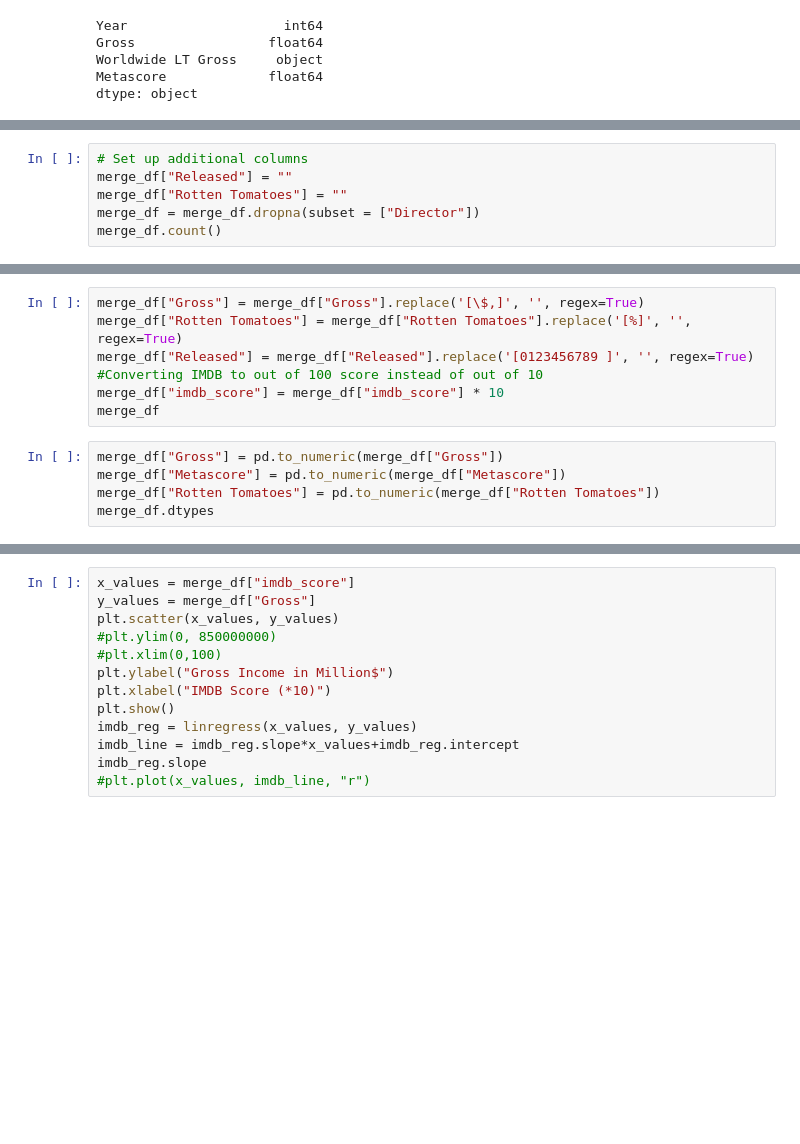
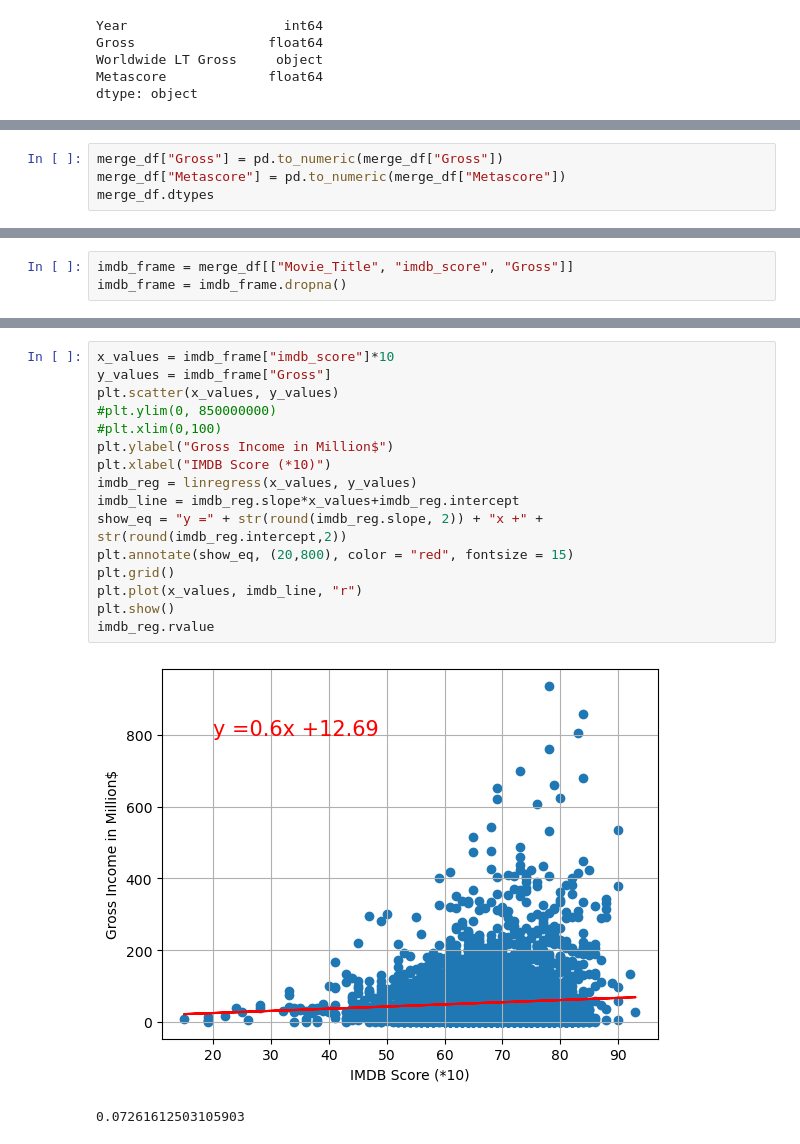
Before and after one commit to Reagz24/Project1_Team6, a Jupyter notebook: Movie_Analysis.ipynb, the cells around one changed output, grey strips where cells are left out. Saved outputs shown, nothing was run; the diff lists cells and outputs as text; blank space fills up the shorter version.

```diff
--- a/Movie_Analysis.ipynb
+++ b/Movie_Analysis.ipynb
@@ -59,9 +56,3 @@ merge_df.head()
 | 2 | The Lord of the Rings: The Return... | 2003 | Peter Jackson | Elijah Wood, Viggo Mortensen, Ian... | 9.0 | 377.85 | 94.0 |
 | 3 | Inception | 2010 | Christopher Nolan | Leonardo DiCaprio, Joseph Gordon-... | 8.8 | 292.58 | 74.0 |
 | 4 | The Lord of the Rings: The Two To... | 2002 | Peter Jackson | Elijah Wood, Ian McKellen, Viggo ... | 8.8 | 342.55 | 87.0 |
-# %%
-# Set up additional columns
-merge_df["Released"] = ""
-merge_df["Rotten Tomatoes"] = ""
-merge_df = merge_df.dropna(subset = ["Director"])
-merge_df.count()
@@ -168,12 +83,4 @@ merge_df.head()
-# %%
-merge_df["Gross"] = merge_df["Gross"].replace('[\$,]', '', regex=True)
-merge_df["Rotten Tomatoes"] = merge_df["Rotten Tomatoes"].replace('[%]', '', regex=True)
-merge_df["Released"] = merge_df["Released"].replace('[0123456789 ]', '', regex=True)
-#Converting IMDB to out of 100 score instead of out of 10
-merge_df["imdb_score"] = merge_df["imdb_score"] * 10
-merge_df
 # %%
 merge_df["Gross"] = pd.to_numeric(merge_df["Gross"])
 merge_df["Metascore"] = pd.to_numeric(merge_df["Metascore"])
-merge_df["Rotten Tomatoes"] = pd.to_numeric(merge_df["Rotten Tomatoes"])
 merge_df.dtypes
@@ -179,0 +96,3 @@ merge_df.dtypes
+# %%
+imdb_frame = merge_df[["Movie_Title", "imdb_score", "Gross"]]
+imdb_frame = imdb_frame.dropna()
@@ -180,13 +113,19 @@ merge_df.dtypes
 # %%
-x_values = merge_df["imdb_score"]
-y_values = merge_df["Gross"]
+x_values = imdb_frame["imdb_score"]*10
+y_values = imdb_frame["Gross"]
 plt.scatter(x_values, y_values)
 #plt.ylim(0, 850000000)
 #plt.xlim(0,100)
 plt.ylabel("Gross Income in Million$")
 plt.xlabel("IMDB Score (*10)")
-plt.show()
 imdb_reg = linregress(x_values, y_values)
 imdb_line = imdb_reg.slope*x_values+imdb_reg.intercept
-imdb_reg.slope
-#plt.plot(x_values, imdb_line, "r")
+show_eq = "y =" + str(round(imdb_reg.slope, 2)) + "x +" + str(round(imdb_reg.intercept,2))
+plt.annotate(show_eq, (20,800), color = "red", fontsize = 15)
+plt.grid()
+plt.plot(x_values, imdb_line, "r")
+plt.show()
+imdb_reg.rvalue
+# %% [output]
+[figure, added]
+0.07261612503105903
```
Also changed, not shown: parts of 13 cells of this notebook.
